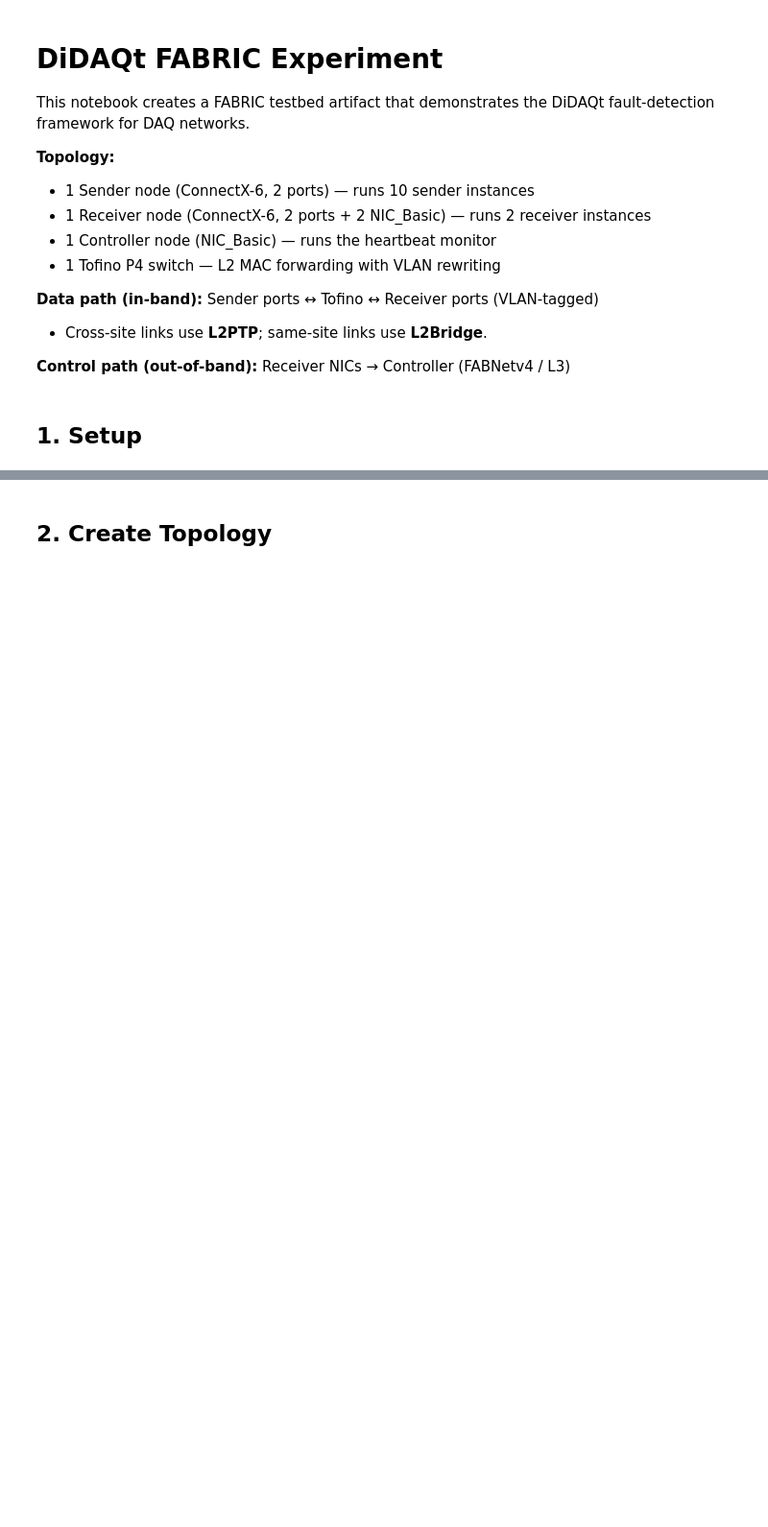
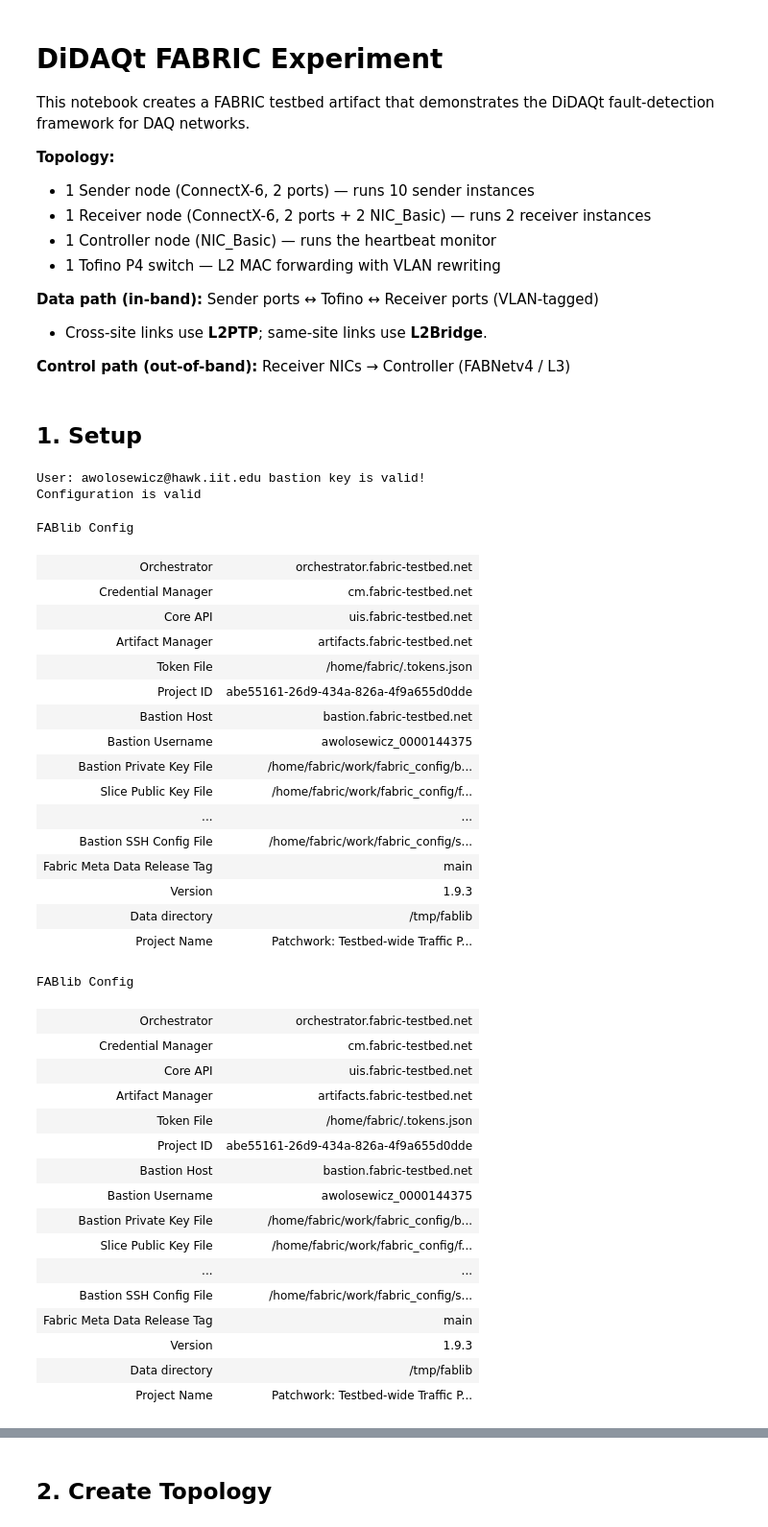
Before and after one commit to awolosewicz/didaqt, a Jupyter notebook: artifact/didaqt_experiment.ipynb, the cells around one changed output, grey strips where cells are left out. Shown at 96% size. Saved outputs shown, nothing was run; the diff lists cells and outputs as text; code cells hidden in the pictures; blank space fills up the shorter version.

```diff
--- a/artifact/didaqt_experiment.ipynb
+++ b/artifact/didaqt_experiment.ipynb
@@ -19,5 +19,41 @@ fault-detection framework for DAQ networks.
 # %%
 from fabrictestbed_extensions.fablib.fablib import FablibManager
 
 fablib = FablibManager()
-fablib.show_config()
+# %% [output]
+User: awolosewicz@hawk.iit.edu bastion key is valid!
+Configuration is valid
+FABlib Config
+| Orchestrator | orchestrator.fabric-testbed.net |
+| Credential Manager | cm.fabric-testbed.net |
+| Core API | uis.fabric-testbed.net |
+| Artifact Manager | artifacts.fabric-testbed.net |
+| Token File | /home/fabric/.tokens.json |
+| Project ID | abe55161-26d9-434a-826a-4f9a655d0dde |
+| Bastion Host | bastion.fabric-testbed.net |
+| Bastion Username | awolosewicz_0000144375 |
+| Bastion Private Key File | /home/fabric/work/fabric_config/b... |
+| Slice Public Key File | /home/fabric/work/fabric_config/f... |
+| ... | ... |
+| Bastion SSH Config File | /home/fabric/work/fabric_config/s... |
+| Fabric Meta Data Release Tag | main |
+| Version | 1.9.3 |
+| Data directory | /tmp/fablib |
+| Project Name | Patchwork: Testbed-wide Traffic P... |
+FABlib Config
+| Orchestrator | orchestrator.fabric-testbed.net |
+| Credential Manager | cm.fabric-testbed.net |
+| Core API | uis.fabric-testbed.net |
+| Artifact Manager | artifacts.fabric-testbed.net |
+| Token File | /home/fabric/.tokens.json |
+| Project ID | abe55161-26d9-434a-826a-4f9a655d0dde |
+| Bastion Host | bastion.fabric-testbed.net |
+| Bastion Username | awolosewicz_0000144375 |
+| Bastion Private Key File | /home/fabric/work/fabric_config/b... |
+| Slice Public Key File | /home/fabric/work/fabric_config/f... |
+| ... | ... |
+| Bastion SSH Config File | /home/fabric/work/fabric_config/s... |
+| Fabric Meta Data Release Tag | main |
+| Version | 1.9.3 |
+| Data directory | /tmp/fablib |
+| Project Name | Patchwork: Testbed-wide Traffic P... |
```
Also changed, not shown: parts of 14 cells of this notebook.
